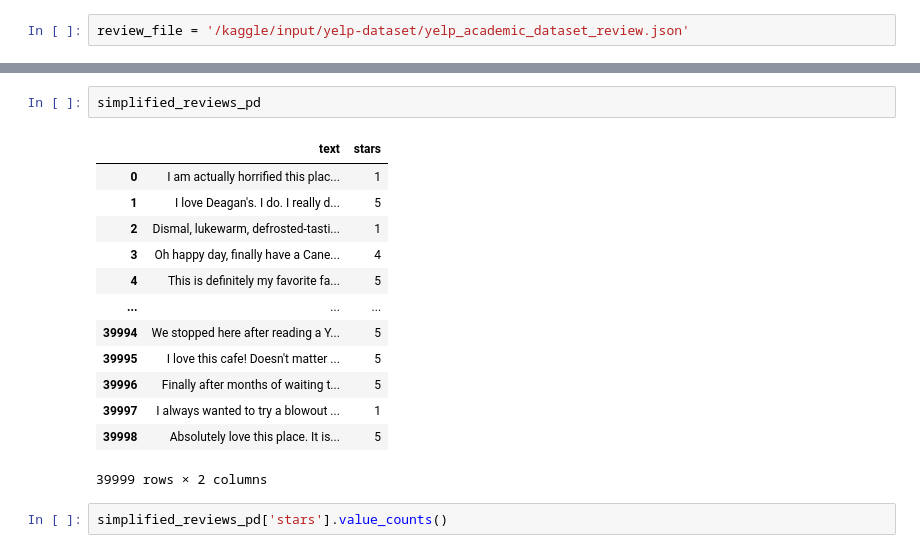
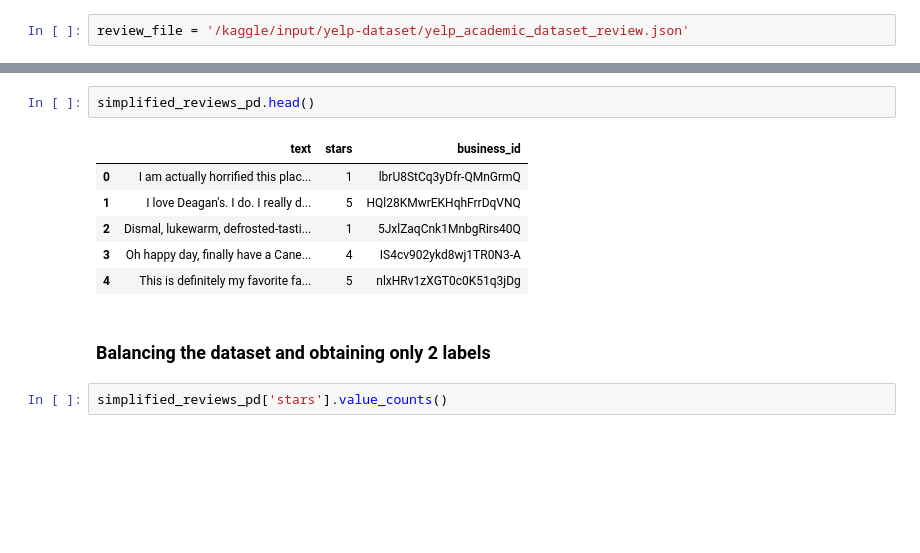
Before and after one commit to lupis30puc/yelp_bert_random_forest, a Jupyter notebook: preprocessing-for-bert-yelp-dataset.ipynb, the cells around one changed output, grey strips where cells are left out. Drawn from its saved outputs; the diff is of its cells as text; blank space fills up the shorter version.

```diff
--- a/preprocessing-for-bert-yelp-dataset.ipynb
+++ b/preprocessing-for-bert-yelp-dataset.ipynb
@@ -73,19 +79,14 @@ memory usage: 625.1+ KB
 # %%
-simplified_reviews_pd
+simplified_reviews_pd.head()
 # %% [output]
-|  | text | stars |
-| 0 | I am actually horrified this plac... | 1 |
-| 1 | I love Deagan's. I do. I really d... | 5 |
-| 2 | Dismal, lukewarm, defrosted-tasti... | 1 |
-| 3 | Oh happy day, finally have a Cane... | 4 |
-| 4 | This is definitely my favorite fa... | 5 |
-| ... | ... | ... |
-| 39994 | We stopped here after reading a Y... | 5 |
-| 39995 | I love this cafe! Doesn't matter ... | 5 |
-| 39996 | Finally after months of waiting t... | 5 |
-| 39997 | I always wanted to try a blowout ... | 1 |
-| 39998 | Absolutely love this place. It is... | 5 |
+|  | text | stars | business_id |
+| 0 | I am actually horrified this plac... | 1 | lbrU8StCq3yDfr-QMnGrmQ |
+| 1 | I love Deagan's. I do. I really d... | 5 | HQl28KMwrEKHqhFrrDqVNQ |
+| 2 | Dismal, lukewarm, defrosted-tasti... | 1 | 5JxlZaqCnk1MnbgRirs40Q |
+| 3 | Oh happy day, finally have a Cane... | 4 | IS4cv902ykd8wj1TR0N3-A |
+| 4 | This is definitely my favorite fa... | 5 | nlxHRv1zXGT0c0K51q3jDg |
-39999 rows × 2 columns
+# %% [markdown]
+### Balancing the dataset and obtaining only 2 labels
 # %%
 simplified_reviews_pd['stars'].value_counts()
 # %% [output]
```
Also changed, not shown: parts of 57 cells of this notebook.
